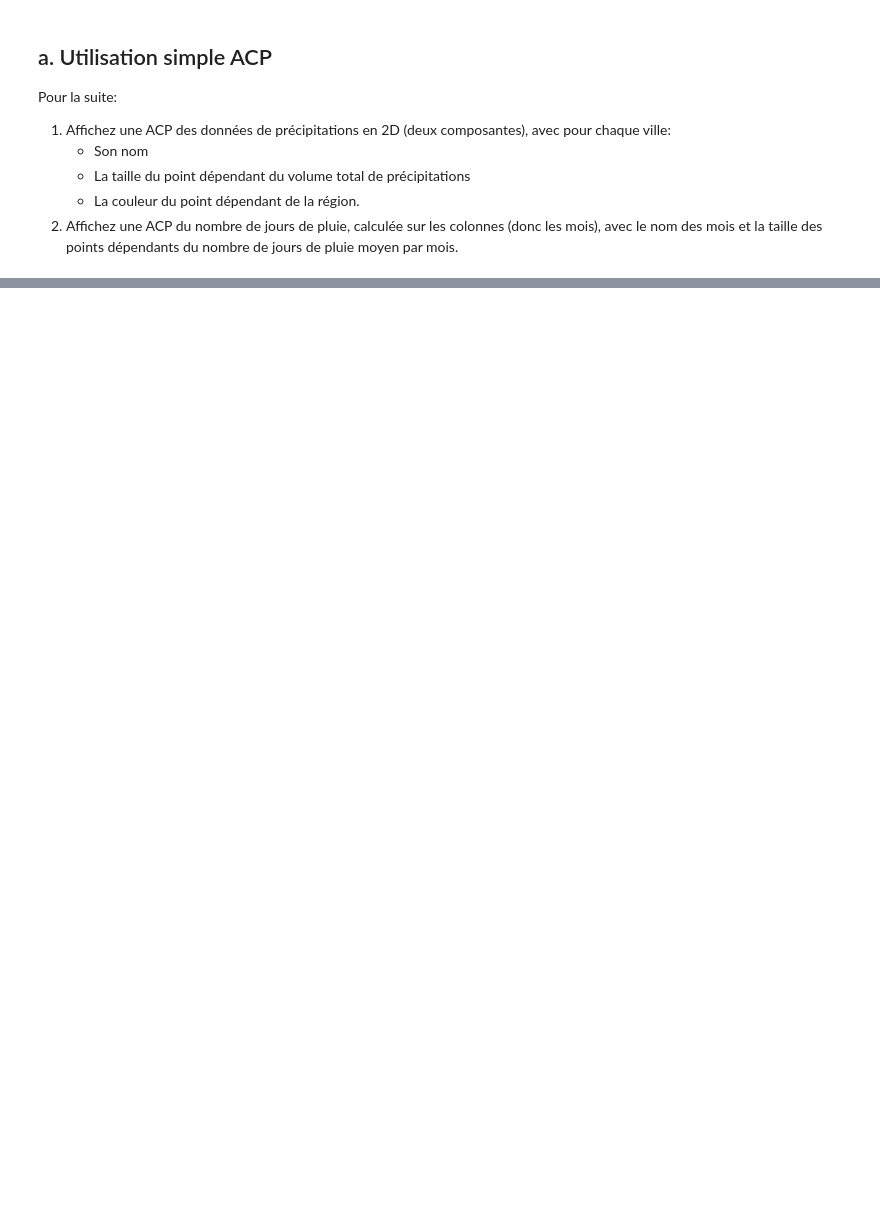
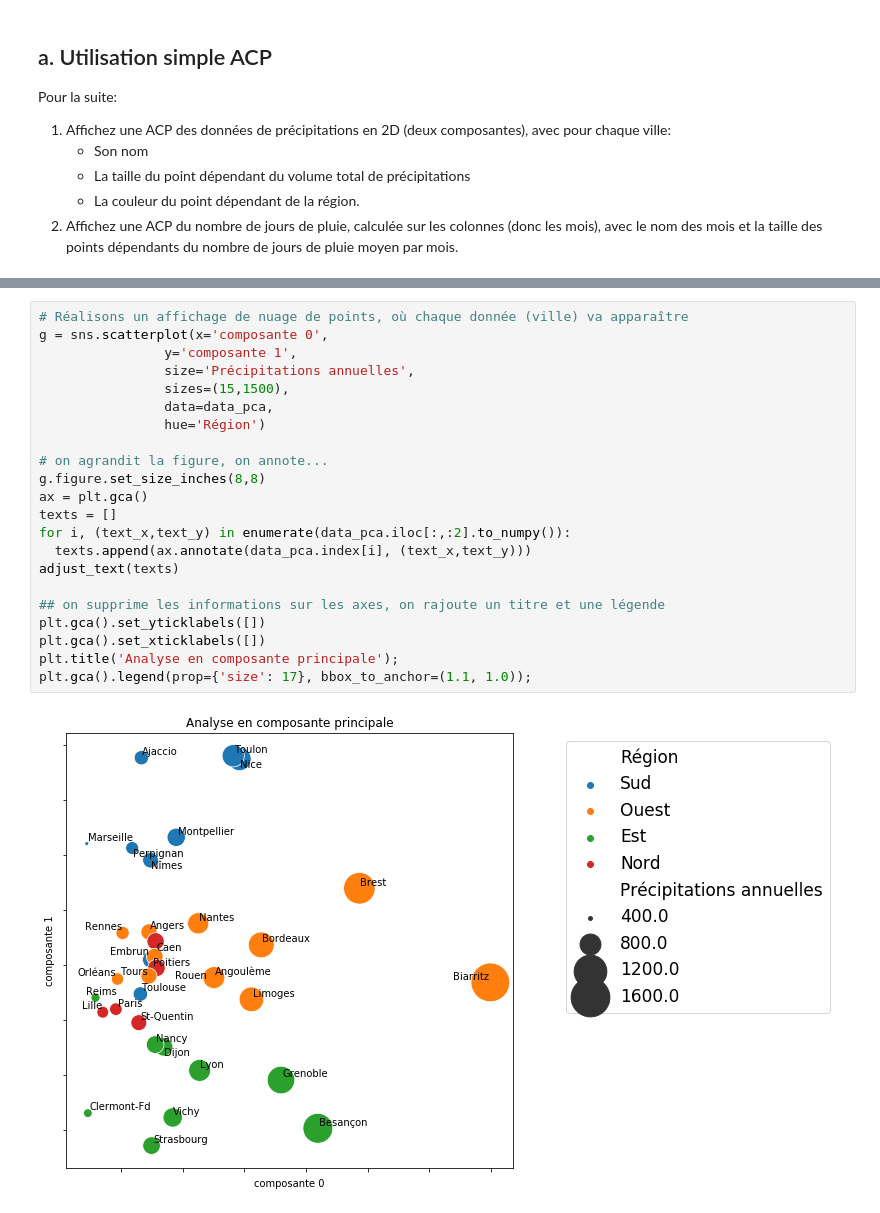
Before and after one commit to campusplage/compte-rendus-brun-franc, a Jupyter notebook: TP2_sklearn.ipynb, the cells around one changed output, grey strips where cells are left out. Drawn from its saved outputs; the diff is of its cells as text; blank space fills up the shorter version.

Commit message:
Analyses des précipitations en France
Analyses des précipitations (par ville) et des jours de pluie (mensuels) en France

```diff
--- a/TP2_sklearn.ipynb
+++ b/TP2_sklearn.ipynb
@@ -390,0 +449,24 @@ Pour la suite:
+# %%
+# Réalisons un affichage de nuage de points, où chaque donnée (ville) va apparaître
+g = sns.scatterplot(x='composante 0',
+                y='composante 1',
+                size='Précipitations annuelles',
+                sizes=(15,1500),
+                data=data_pca,
+                hue='Région')
+
+# on agrandit la figure, on annote...
+g.figure.set_size_inches(8,8)
+ax = plt.gca()
+texts = []
+for i, (text_x,text_y) in enumerate(data_pca.iloc[:,:2].to_numpy()):
+  texts.append(ax.annotate(data_pca.index[i], (text_x,text_y)))
+adjust_text(texts)
+
+## on supprime les informations sur les axes, on rajoute un titre et une légende
+plt.gca().set_yticklabels([])
+plt.gca().set_xticklabels([])
+plt.title('Analyse en composante principale');
+plt.gca().legend(prop={'size': 17}, bbox_to_anchor=(1.1, 1.0));
+# %% [output]
+[figure, added]
```
Also changed, not shown: parts of 7 cells of this notebook.
